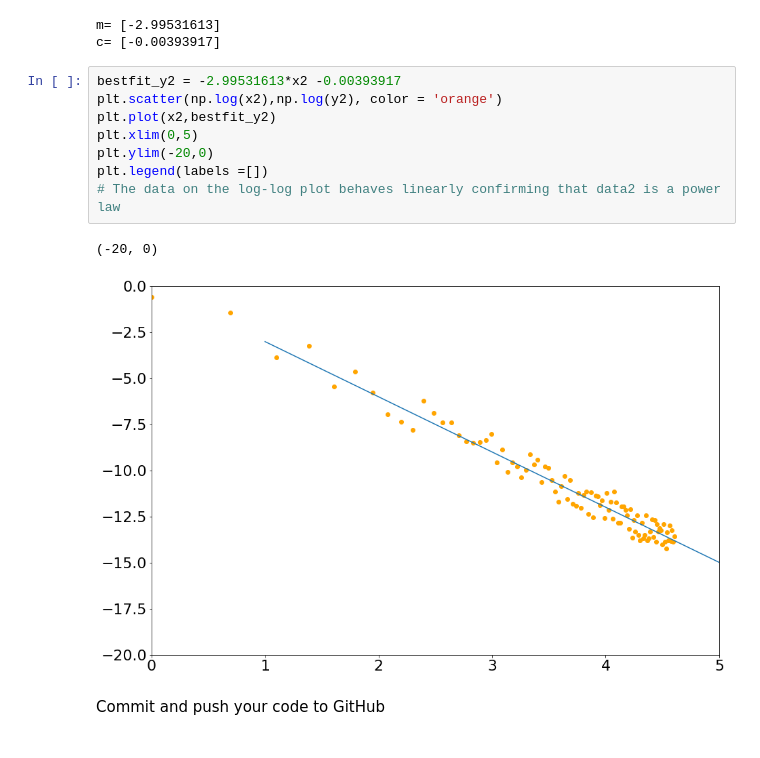
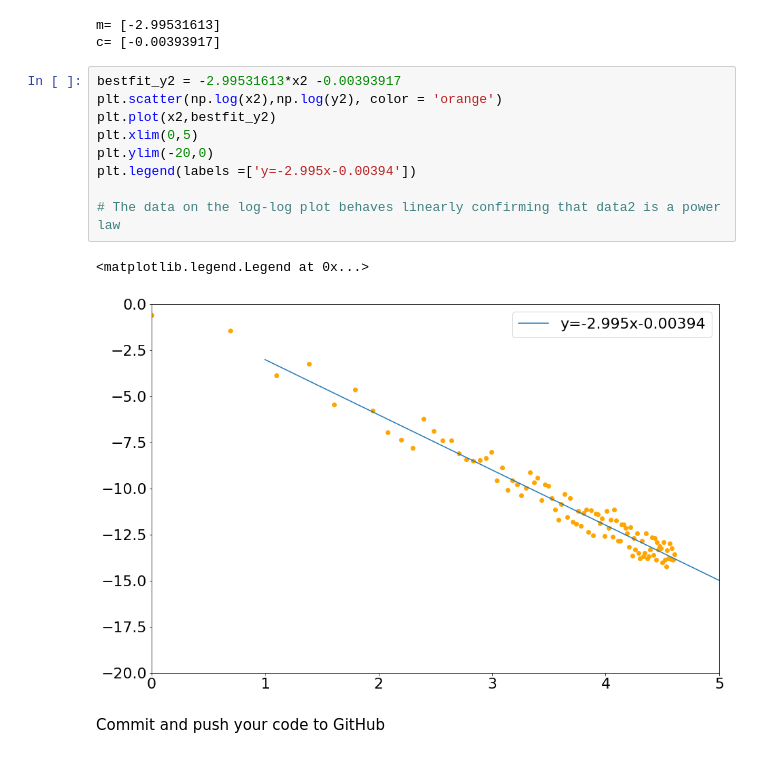
Before and after one commit to lobsterbottomy/Computational-Science-Assignments, a Jupyter notebook: Assignment3 fitting data and ODEs attached files 28 February 2020 202 PM/Assignment-3.ipynb, the cells around one changed output. Drawn from its saved outputs; the diff is of its cells as text.

```diff
--- a/Assignment3 fitting data and ODEs attached files 28 February 2020 202 PM/Assignment-3.ipynb
+++ b/Assignment3 fitting data and ODEs attached files 28 February 2020 202 PM/Assignment-3.ipynb
@@ -147,14 +149,15 @@ c= [-0.00393917]
 # %%
 bestfit_y2 = -2.99531613*x2 -0.00393917
 plt.scatter(np.log(x2),np.log(y2), color = 'orange')
 plt.plot(x2,bestfit_y2)
 plt.xlim(0,5)
 plt.ylim(-20,0)
-plt.legend(labels =[])
+plt.legend(labels =['y=-2.995x-0.00394'])
+
 # The data on the log-log plot behaves linearly confirming that data2 is a power law
 # %% [output]
-(-20, 0)
+<matplotlib.legend.Legend at 0x...>
-[figure, old version]
+[figure, new version]
 # %% [markdown]
 Commit and push your code to GitHub
 # %% [markdown]
```
Also changed, not shown: parts of 1 cell of this notebook, 1 other file.
